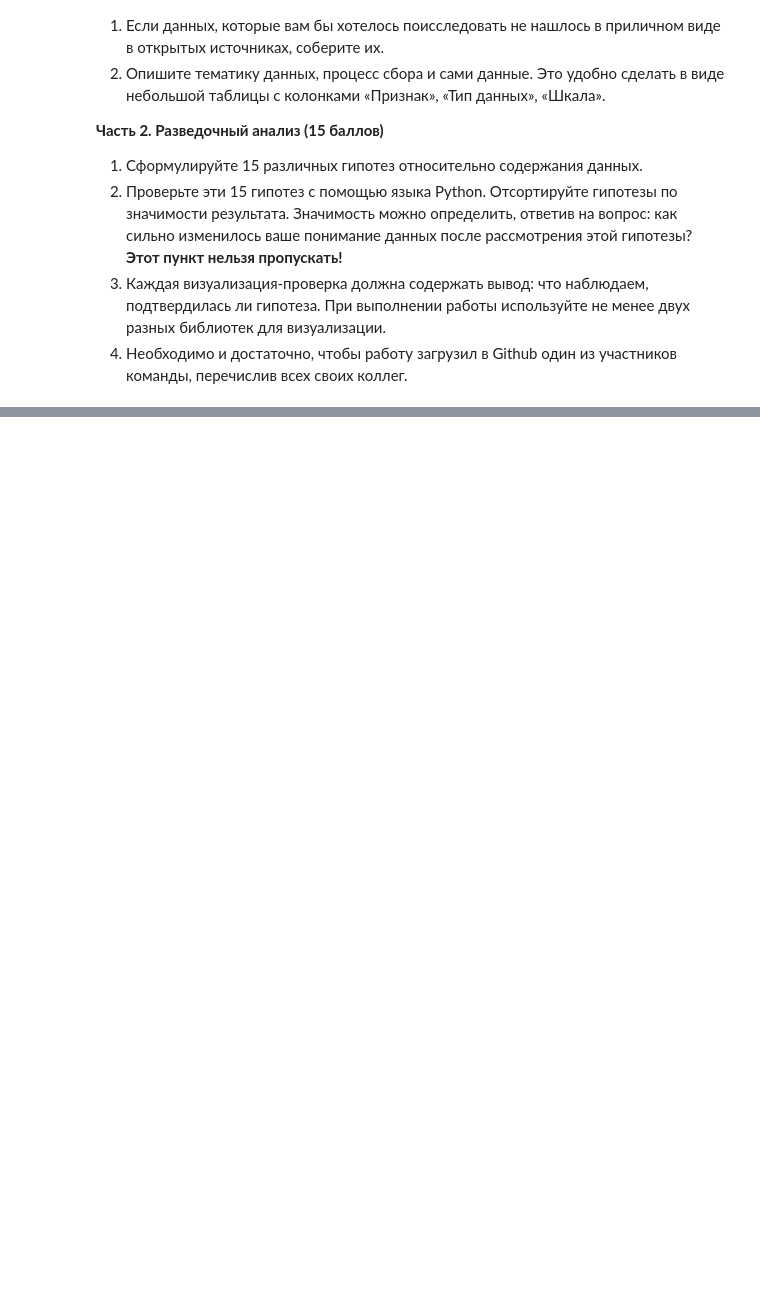
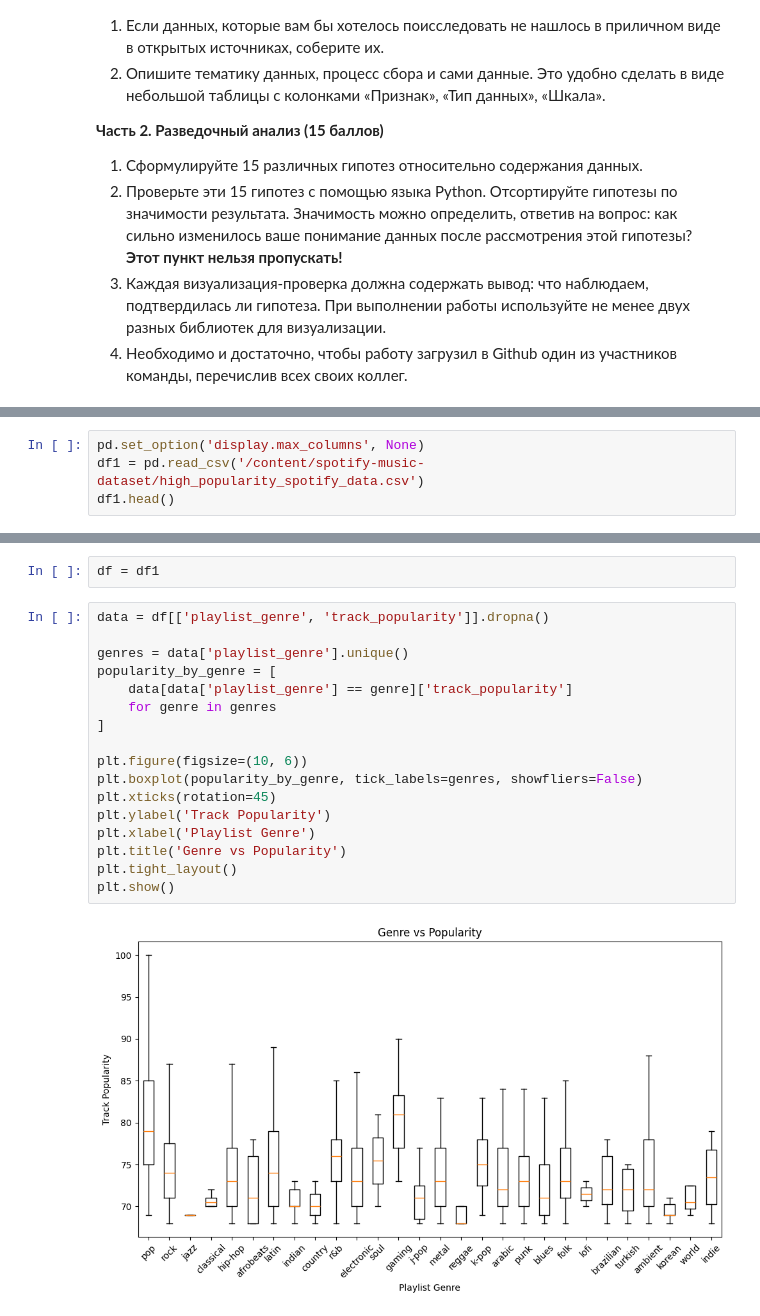
Before and after one commit to Astmatik001/MEVD003, a Jupyter notebook: МЕВД_lab3.ipynb, the cells around one changed output, grey strips where cells are left out. Saved outputs shown, nothing was run; the diff lists cells and outputs as text; blank space fills up the shorter version.

```diff
--- a/МЕВД_lab3.ipynb
+++ b/МЕВД_lab3.ipynb
@@ -26,0 +75,4 @@
+# %%
+pd.set_option('display.max_columns', None)
+df1 = pd.read_csv('/content/spotify-music-dataset/high_popularity_spotify_data.csv')
+df1.head()
@@ -26,0 +174,21 @@
+# %%
+df = df1
+# %%
+data = df[['playlist_genre', 'track_popularity']].dropna()
+
+genres = data['playlist_genre'].unique()
+popularity_by_genre = [
+    data[data['playlist_genre'] == genre]['track_popularity']
+    for genre in genres
+]
+
+plt.figure(figsize=(10, 6))
+plt.boxplot(popularity_by_genre, tick_labels=genres, showfliers=False)
+plt.xticks(rotation=45)
+plt.ylabel('Track Popularity')
+plt.xlabel('Playlist Genre')
+plt.title('Genre vs Popularity')
+plt.tight_layout()
+plt.show()
+# %% [output]
+[figure, added]
```
Also changed, not shown: parts of 40 cells of this notebook.
